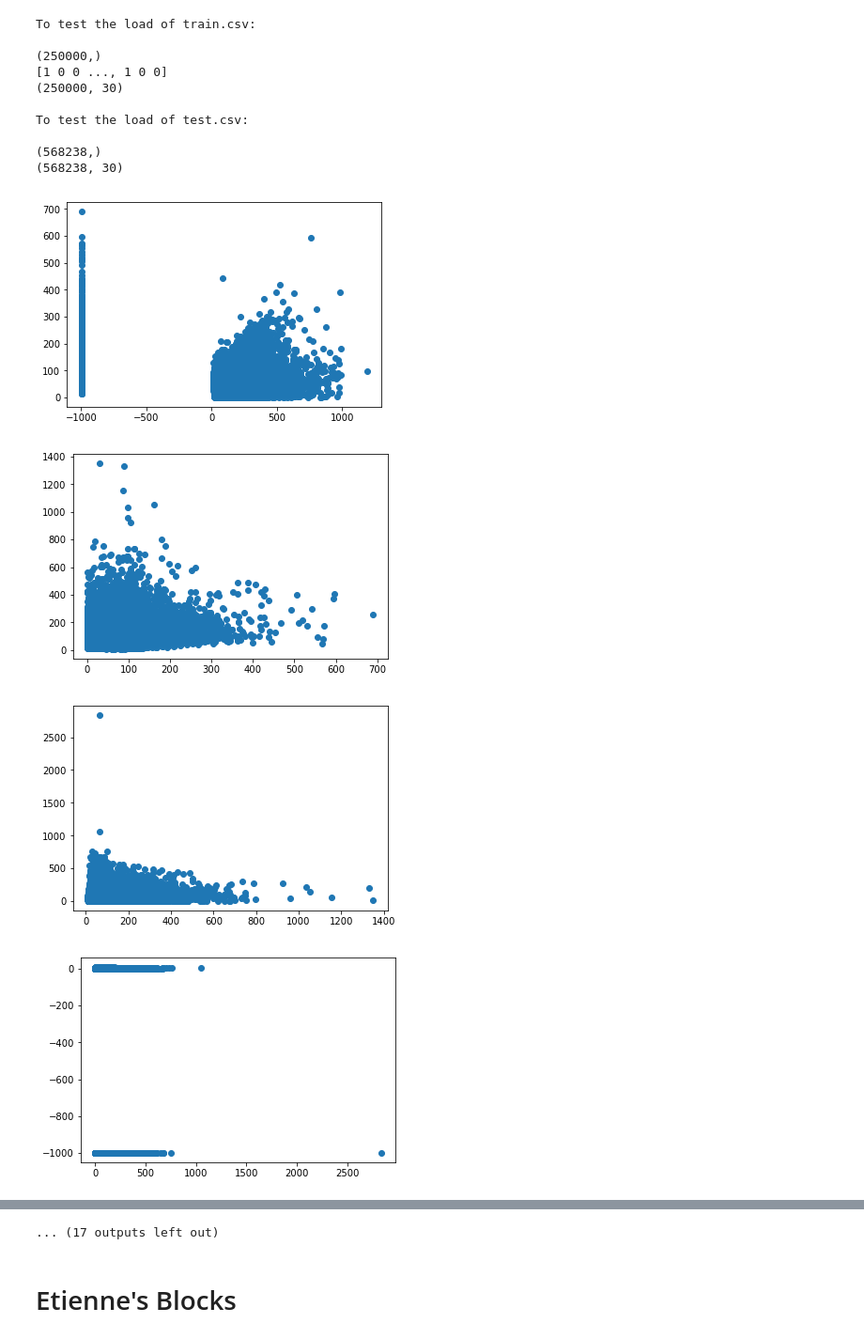
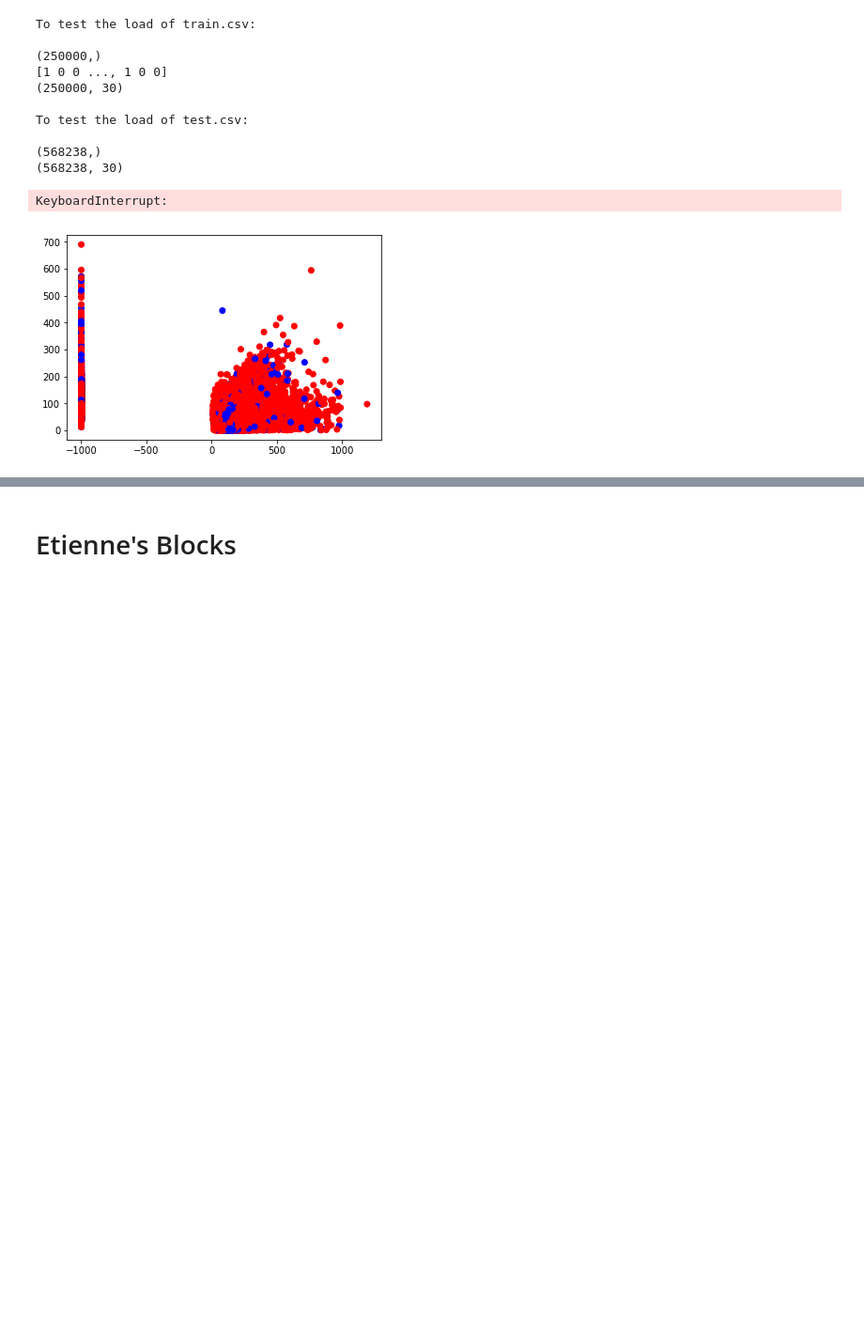
Before and after one commit to rastamoket/ML_project1, a Jupyter notebook: Notebook/Project1.ipynb, the cells around one changed output, grey strips where cells are left out. Shown at 94% size. Saved outputs shown, nothing was run; the diff lists cells and outputs as text; code cells hidden in the pictures; blank space fills up the shorter version.

Commit message:
Add something to color the data for plot

```diff
--- a/Notebook/Project1.ipynb
+++ b/Notebook/Project1.ipynb
@@ -42,6 +42,13 @@ To test the load of test.csv:
 
 (568238,)
 (568238, 30)
+# %%
+colors = []
+for t in range(labels_train.shape[0]):
+    if labels_train[t] == 1:
+        colors.append('b')
+    else:
+        colors.append('r')
 # %%
 j = 0
 signal = []
@@ -56,12 +63,10 @@ for i in labels_train:
 # %%
 # Plot one features VS another one
 for i in range(features_train.shape[1]):
     if i < features_train.shape[1]-1:
         plt.figure()
-        plt.scatter(features_train[:,i], features_train[:,i+1])
+        plt.scatter(features_train[:,i], features_train[:,i+1],color = colors)
 plt.show()
 # %% [output]
+KeyboardInterrupt:
-[figure, old version]
+[figure, new version]
-[figure, removed]
-[figure, removed]
-[figure, removed]
@@ -76,4 +73,3 @@ plt.show()
-... (17 outputs left out)
 # %%
 # To compute the losse, with mse --> with solution
 def compute_mse(y, tx, w):
```
Also changed, not shown: parts of 1 cell of this notebook.
